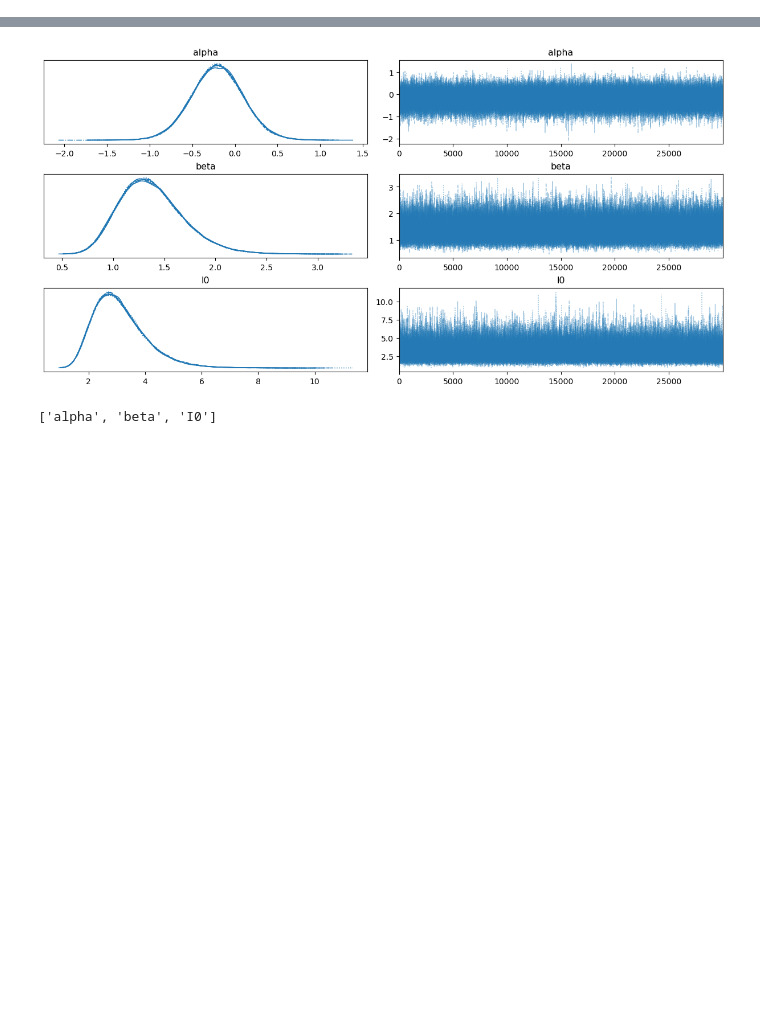
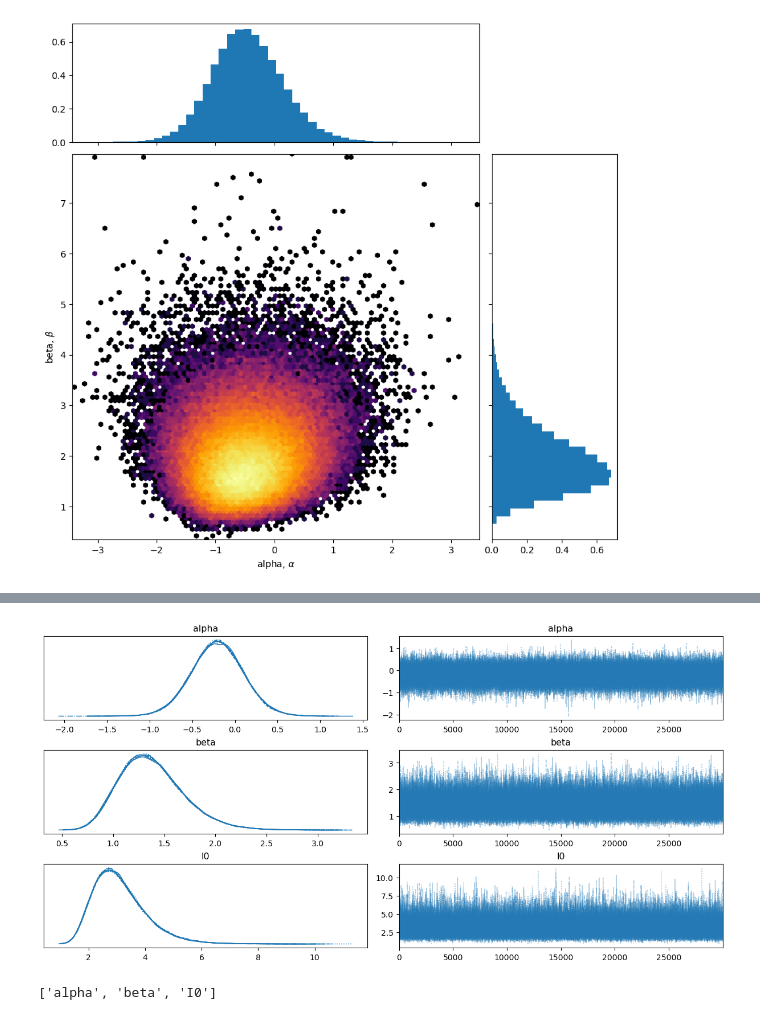
Before and after one commit to MaxTalberg/The-Lighthouse-Problem, a Jupyter notebook: src/CW_pymc.ipynb, the cells around one changed output, grey strips where cells are left out. Drawn from its saved outputs; the diff is of its cells as text; code cells hidden in the pictures; blank space fills up the shorter version.

```diff
--- a/src/CW_pymc.ipynb
+++ b/src/CW_pymc.ipynb
@@ -19,0 +106,59 @@ file_path = 'lighthouse_flash_data.txt'
+# %%
+from matplotlib.ticker import NullFormatter
+
+def joint_posterior_x(trace):
+    """
+    Plots the joint distribution of alpha and beta samples from a trace,
+    with marginal histograms.
+    """
+    # Unpack trace
+    alpha_samples = trace.posterior['alpha'].values.flatten()
+    beta_samples = trace.posterior['beta'].values.flatten()
+
+    nullfmt = NullFormatter()
+
+    # Define axes
+    left, width = 0.1, 0.65
+    bottom, height = 0.1, 0.65
+    bottom_h = left_h = left + width + 0.02
+
+    rect_scatter = [left, bottom, width, height]
+    rect_histx = [left, bottom_h, width, 0.2]
+    rect_histy = [left_h, bottom, 0.2, height]
+
+    # Start figure
+    fig = plt.figure(figsize=(9.5, 9))
+
+    # Scatter plot
+    axScatter = plt.axes(rect_scatter)
+    axHistx = plt.axes(rect_histx)
+    axHisty = plt.axes(rect_histy)
+
+    # No labels for histograms
+    axHistx.xaxis.set_major_formatter(nullfmt)
+    axHisty.yaxis.set_major_formatter(nullfmt)
+
+    # Scatter plot with hexbin
+    hb = axScatter.hexbin(alpha_samples, beta_samples, gridsize=100, cmap='inferno', bins='log')
+
+    # Set axis labels
+    axScatter.set_xlabel(r'alpha, $\alpha$')
+    axScatter.set_ylabel(r'beta, $\beta$')
+
+    # Automatically determine nice limits
+    axScatter.set_xlim((alpha_samples.min(), alpha_samples.max()))
+    axScatter.set_ylim((beta_samples.min(), beta_samples.max()))
+
+    # Marginal histograms
+    axHistx.hist(alpha_samples, bins=50, density=True)
+    axHisty.hist(beta_samples, bins=50, orientation='horizontal', density=True)
+
+    # Set histogram limits to match the scatter plot
+    axHistx.set_xlim(axScatter.get_xlim())
+    axHisty.set_ylim(axScatter.get_ylim())
+
+    plt.show()
+
+joint_posterior_x(thinned_trace_x)
+# %% [output]
+[figure, added]
```
Also changed, not shown: parts of 11 cells of this notebook, 4 other files.
